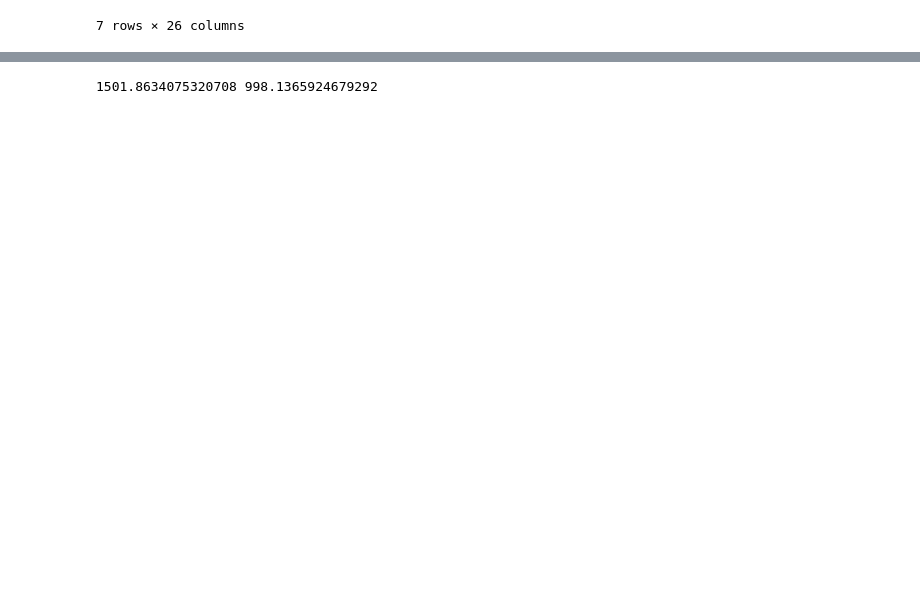
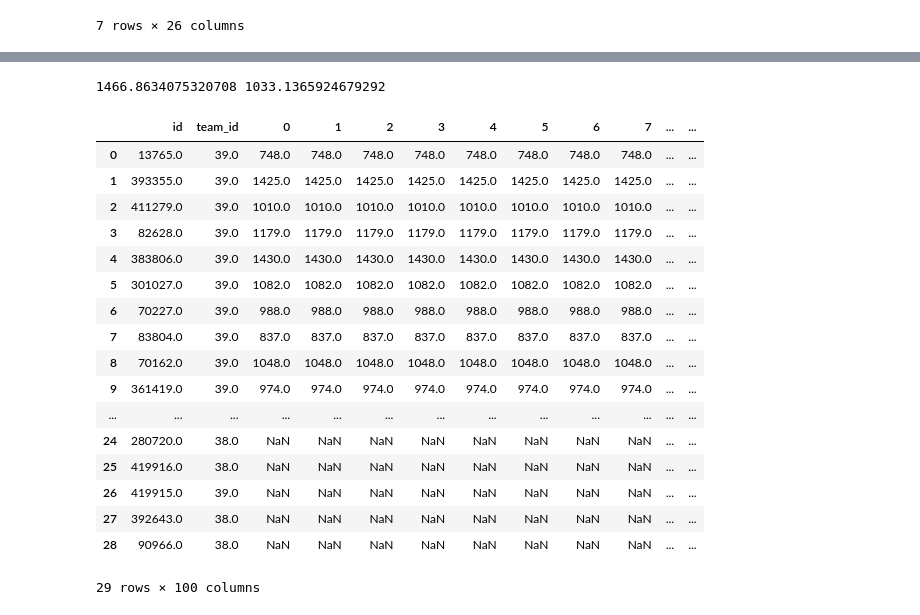
Before and after one commit to s-morten/packing-report, a Jupyter notebook: corner-impact/corner-impact.ipynb, the cells around one changed output, grey strips where cells are left out. Drawn from its saved outputs; the diff is of its cells as text; code cells hidden in the pictures; blank space fills up the shorter version.

Commit message:
timeline

```diff
--- a/corner-impact/corner-impact.ipynb
+++ b/corner-impact/corner-impact.ipynb
@@ -57,3 +57,7 @@ array(['FormationSet', 'Start', 'Pass', 'Interception', 'BallRecovery',
        'MissedShots', 'Goal', 'CornerAwarded', 'Save', 'SavedShot',
        'PenaltyFaced', 'SubstitutionOff', 'SubstitutionOn', 'Card',
        'ShieldBallOpp', 'FormationChange', 'End'], dtype=object)
+# %%
+event_end = events.loc[(events["type"] == "End")]
+END_OF_GAME = event_end[(event_end["period"] == "SecondHalf") &  (event_end["team_id"] == 39)]["expanded_minute"].values[0]
+event_end
@@ -83,9 +97,9 @@ def get_player_minutes_dict(loader_players_df, events):
                [0 for _ in range(len(loader_players_df["player_id"].values))], [-1 for _ in range(len(loader_players_df["player_id"].values))]], 0, 1)
     sub_dataframe = events.loc[(events["type"] == "SubstitutionOn") | (events["type"] == "SubstitutionOff")]
     on_dataframe = sub_dataframe.loc[(sub_dataframe["type"] == "SubstitutionOn")].copy()
-    on_dataframe["time_in_seconds"] = (on_dataframe["minute"] * 60) + on_dataframe["second"]
+    # on_dataframe["time_in_seconds"] = (on_dataframe["minute"] * 60) + on_dataframe["second"]
     on_players = np.swapaxes([on_dataframe["player_id"].values.astype(int), on_dataframe["team_id"].values,
-               on_dataframe["time_in_seconds"].values, [-1 for _ in range(len(on_dataframe["player_id"].values))]], 0, 1)
+               on_dataframe["expanded_minute"].values, [-1 for _ in range(len(on_dataframe["player_id"].values))]], 0, 1)
     players_dict = {}
     for starter in [*players,*on_players]:
         players_dict[starter[0]] = {}
@@ -94,8 +108,8 @@ def get_player_minutes_dict(loader_players_df, events):
         players_dict[starter[0]]["off"] = starter[3]
 
     off_dataframe = sub_dataframe.loc[(sub_dataframe["type"] == "SubstitutionOff")].copy()
-    off_dataframe["time_in_seconds"] = (off_dataframe["minute"] * 60) + off_dataframe["second"]
-    off_players = np.swapaxes([off_dataframe["player_id"].values.astype(int), off_dataframe["time_in_seconds"].values], 0, 1)
+    # off_dataframe["time_in_seconds"] = (off_dataframe["minute"] * 60) + off_dataframe["second"]
+    off_players = np.swapaxes([off_dataframe["player_id"].values.astype(int), off_dataframe["expanded_minute"].values], 0, 1)
     for sub_off in off_players:
         players_dict[sub_off[0]]["off"] = sub_off[1]
 
@@ -131,7 +145,7 @@ get_player_minutes_dict(loader_players_df, events)
 def get_corners_per_player(corner_dict, player_dict):
     player_corner = {}
     for player_id in player_dict:
-        minutes = 90 if ((player_dict[player_id]["off"] == -1) and (player_dict[player_id]["on"] == 0)) else (int(90 - (player_dict[player_id]["on"] / 60))) if (player_dict[player_id]["off"] == -1) and (player_dict[player_id]["on"] != 0 ) else (int((player_dict[player_id]["off"] - player_dict[player_id]["on"]) / 60))
+        minutes = END_OF_GAME if ((player_dict[player_id]["off"] == -1) and (player_dict[player_id]["on"] == 0)) else (int(END_OF_GAME - (player_dict[player_id]["on"]))) if (player_dict[player_id]["off"] == -1) and (player_dict[player_id]["on"] != 0 ) else (int((player_dict[player_id]["off"] - player_dict[player_id]["on"])))
         player_corner[player_id] = {"team_id": player_dict[player_id]["team_id"], "for" : 0, "against": 0, "minutes": minutes}
         index_on = next(x[0] for x in enumerate(corner_dict["time"]) if x[1] > player_dict[player_id]["on"])
         index_off = len(corner_dict["time"]) if (player_dict[player_id]["off"] == -1) else next(x[0] for x in enumerate(corner_dict["time"]) if x[1] > player_dict[player_id]["off"])
@@ -207,6 +221,6 @@ def update_elo(r_a, r_b, corner_game, K=35):
 
     print(r_strich_a, r_strich_b)
 # %%
-update_elo(1500, 1000)
+update_elo(1500, 1000, 0)
 # %% [output]
-1501.8634075320708 998.1365924679292
+1466.8634075320708 1033.1365924679292
@@ -212,0 +279,24 @@ update_elo(1500, 1000)
+# %%
+gt = GameTimeline(get_player_minutes_dict(loader_players_df, events))
+# %%
+timeline = gt.get_timeline()
+timeline
+# %% [output]
+|  | id | team_id | 0 | 1 | 2 | 3 | 4 | 5 | 6 | 7 | ... | ... |
+| 0 | 13765.0 | 39.0 | 748.0 | 748.0 | 748.0 | 748.0 | 748.0 | 748.0 | 748.0 | 748.0 | ... | ... |
+| 1 | 393355.0 | 39.0 | 1425.0 | 1425.0 | 1425.0 | 1425.0 | 1425.0 | 1425.0 | 1425.0 | 1425.0 | ... | ... |
+| 2 | 411279.0 | 39.0 | 1010.0 | 1010.0 | 1010.0 | 1010.0 | 1010.0 | 1010.0 | 1010.0 | 1010.0 | ... | ... |
+| 3 | 82628.0 | 39.0 | 1179.0 | 1179.0 | 1179.0 | 1179.0 | 1179.0 | 1179.0 | 1179.0 | 1179.0 | ... | ... |
+| 4 | 383806.0 | 39.0 | 1430.0 | 1430.0 | 1430.0 | 1430.0 | 1430.0 | 1430.0 | 1430.0 | 1430.0 | ... | ... |
+| 5 | 301027.0 | 39.0 | 1082.0 | 1082.0 | 1082.0 | 1082.0 | 1082.0 | 1082.0 | 1082.0 | 1082.0 | ... | ... |
+| 6 | 70227.0 | 39.0 | 988.0 | 988.0 | 988.0 | 988.0 | 988.0 | 988.0 | 988.0 | 988.0 | ... | ... |
+| 7 | 83804.0 | 39.0 | 837.0 | 837.0 | 837.0 | 837.0 | 837.0 | 837.0 | 837.0 | 837.0 | ... | ... |
+| 8 | 70162.0 | 39.0 | 1048.0 | 1048.0 | 1048.0 | 1048.0 | 1048.0 | 1048.0 | 1048.0 | 1048.0 | ... | ... |
+| 9 | 361419.0 | 39.0 | 974.0 | 974.0 | 974.0 | 974.0 | 974.0 | 974.0 | 974.0 | 974.0 | ... | ... |
+| ... | ... | ... | ... | ... | ... | ... | ... | ... | ... | ... | ... | ... |
+| 24 | 280720.0 | 38.0 | NaN | NaN | NaN | NaN | NaN | NaN | NaN | NaN | ... | ... |
+| 25 | 419916.0 | 38.0 | NaN | NaN | NaN | NaN | NaN | NaN | NaN | NaN | ... | ... |
+| 26 | 419915.0 | 39.0 | NaN | NaN | NaN | NaN | NaN | NaN | NaN | NaN | ... | ... |
+| 27 | 392643.0 | 38.0 | NaN | NaN | NaN | NaN | NaN | NaN | NaN | NaN | ... | ... |
+| 28 | 90966.0 | 38.0 | NaN | NaN | NaN | NaN | NaN | NaN | NaN | NaN | ... | ... |
+29 rows × 100 columns
```
Also changed, not shown: parts of 12 cells of this notebook.
